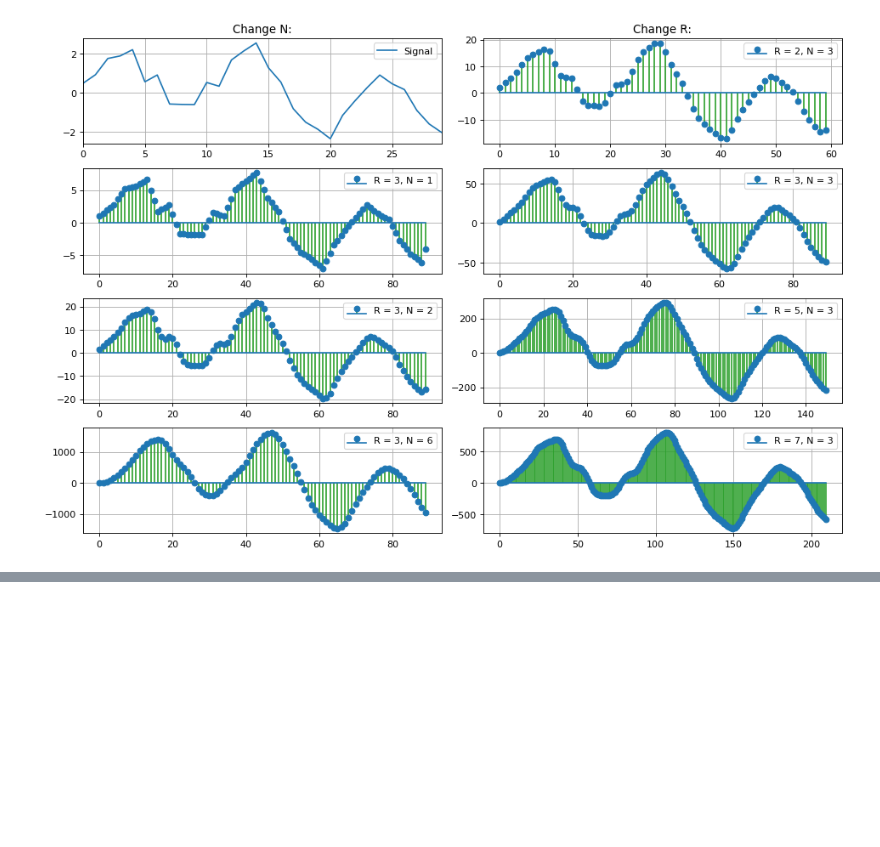
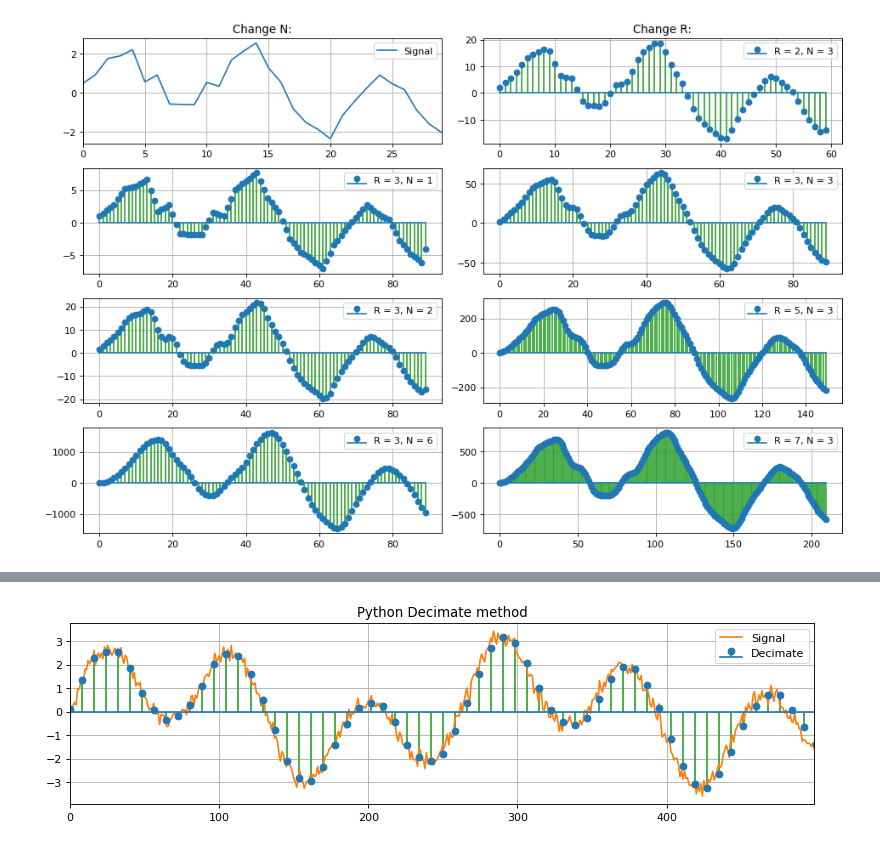
Before and after one commit to hukenovs/dsp-theory, a Jupyter notebook: src/dsp_theory_8_resampling.ipynb, the cells around one changed output, grey strips where cells are left out. Cells and saved outputs as stored; diff of their text form; code cells hidden in the pictures; blank space fills up the shorter version.

```diff
--- a/src/dsp_theory_8_resampling.ipynb
+++ b/src/dsp_theory_8_resampling.ipynb
@@ -316,0 +369,22 @@ plot_filter(r=flt_r, n=flt_n, samples=N, mode='Interpolator')
+# %%
+from scipy.signal import decimate
+
+# Input signal
+N = 500
+tt = np.linspace(0, 1, N)
+x = 1.5 * np.sin(4 * np.pi * tt) + 1.9 * np.sin(11.3 * np.pi * tt) + 0.2 * np.random.randn(N)
+
+# Decimation
+y = decimate(x, q=8, n=8)
+ty = np.linspace(0, 1, y.size)
+
+# Plot figure
+plt.figure(figsize=(12, 3), dpi=80)
+plt.title('Python Decimate method')
+plt.plot(x, '-', color='C1', label='Signal')
+plt.stem(np.linspace(0, N, y.size), y, use_line_collection=True, linefmt='C2', basefmt='C0', label='Decimate')
+plt.xlim([0, N-1])
+plt.legend(loc='upper right')
+plt.grid(True)
+# %% [output]
+[figure, added]
```
Also changed, not shown: parts of 14 cells of this notebook, 1 other file.
